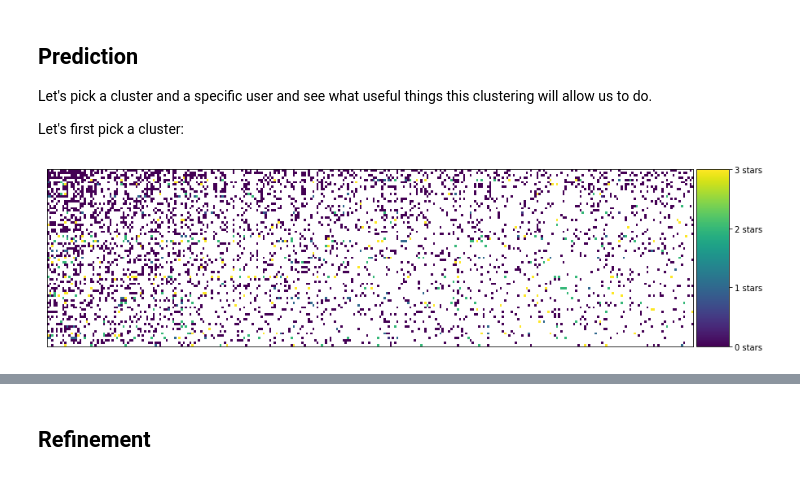
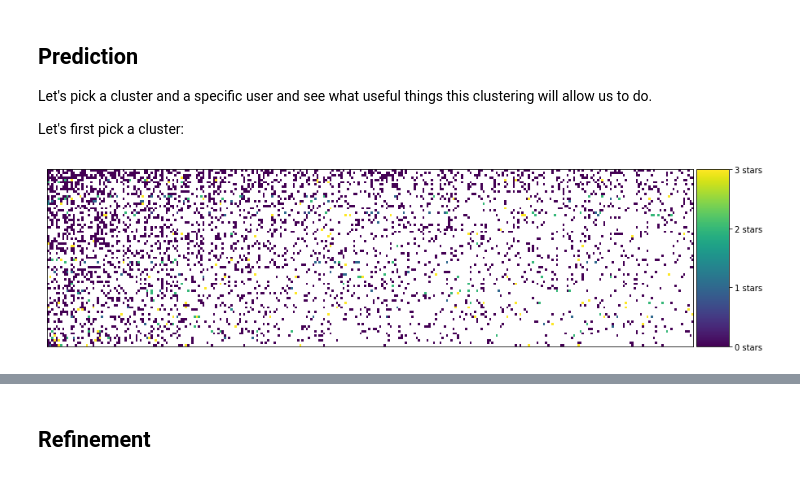
Before and after one commit to killakalle/8anu_Exploration, a Jupyter notebook: 8anu_Exploration.ipynb, the cells around one changed output, grey strips where cells are left out. Drawn from its saved outputs; the diff is of its cells as text; code cells hidden in the pictures.

```diff
--- a/8anu_Exploration.ipynb
+++ b/8anu_Exploration.ipynb
@@ -774,0 +816,17 @@ clustered = pd.concat([user_route_ratings.reset_index(),
+# %%
+max_users = 70
+max_routes = 50
+
+# is this line messing up my user_id?
+clustered = pd.concat([user_route_ratings.reset_index(),
+                       pd.DataFrame({'group': predictions})], axis=1)
+# clustered = clustered.rename_axis('user_id')
+# clustered = pd.concat([user_route_ratings,
+#                        pd.DataFrame({'group': predictions})], axis=1)
+# clustered[clustered['group'].isnull()]
+# clustered['user_id'] = clustered.index
+clustered.head(3)
+clustered = clustered.set_index('user_id')
+clustered.head(3)
+clustered['user_id'] = clustered.index
+clustered.head(3)
@@ -774,0 +857,7 @@ clustered = pd.concat([user_route_ratings.reset_index(),
+# %%
+# Get a random cluster number with cluster size >= threshold
+threshold = 20
+group_counts = clustered['group'].value_counts()
+group_counts = group_counts[group_counts >= threshold]
+group_counts
+random_cluster_number = group_counts.sample(1).index[0]
@@ -793,17 +889,29 @@ cluster # 4
 Let's pick a cluster and a specific user and see what useful things this clustering will allow us to do.
 
 Let's first pick a cluster:
+# %%
+def get_cluster(clustered, cluster_number):
+
+#     cluster = clustered[clustered.group == cluster_number].drop(['user_id', 'group'], axis=1)
+    cluster = clustered[clustered.group == cluster_number].drop(['group'], axis=1)
+    cluster = cluster.set_index('user_id')
+    cluster = cluster.rename_axis('user_id')
+
+    return cluster
 # %%
 # TODO: Pick a cluster ID from the clusters above
-cluster_number = 1
+cluster_number = random_cluster_number
 
 # Let's filter to only see the region of the dataset with the most number of values
 n_users = 75
 n_routes = 300
-cluster = clustered[clustered.group == cluster_number].drop(['user_id', 'group'], axis=1)
+cluster = get_cluster(clustered, cluster_number)
 
 cluster = sort_by_rating_density(cluster, n_routes, n_users)
 draw_routes_heatmap(cluster, axis_labels=False)
+
+# set cluster back to original (because sort_by_rating_density() modifies cluster)
+cluster = get_cluster(clustered, cluster_number)
 # %% [output]
-[figure, old version]
+[figure, new version]
 # %%
```
Also changed, not shown: parts of 46 cells of this notebook.
